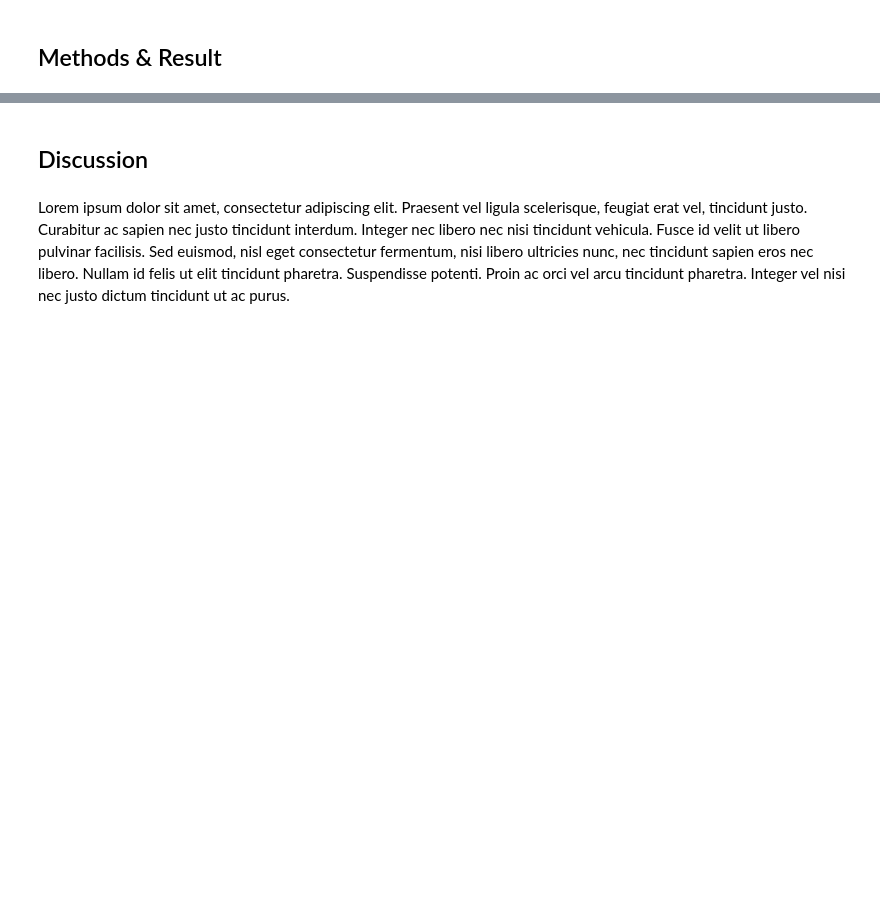
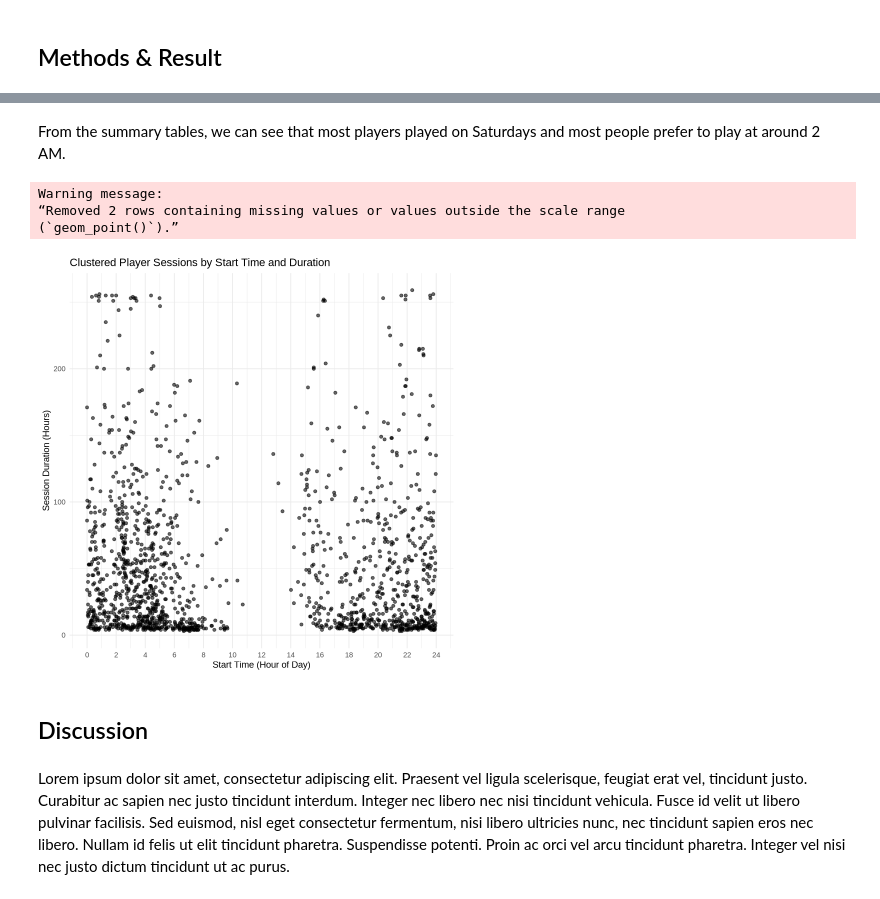
Before and after one commit to sotheasong/dsci100-project, a Jupyter notebook: project.ipynb, the cells around one changed output, grey strips where cells are left out. Cells and saved outputs as stored; diff of their text form; code cells hidden in the pictures; blank space fills up the shorter version.

```diff
--- a/project.ipynb
+++ b/project.ipynb
@@ -44,0 +38,10 @@ We calculate total playtime per player (in minutes) by summing all valid session
+# %%
+library(tidyverse)
+library(repr)
+library(tidymodels)
+library(GGally)
+library(ISLR)
+options(repr.matrix.max.rows = 6)
+
+sessions <- read.csv("data/sessions.csv") |> select(start_time, end_time)
+head(sessions)
@@ -44,0 +75,12 @@ We calculate total playtime per player (in minutes) by summing all valid session
+# %%
+sessions_clean <- sessions |>
+  mutate(
+    start_time = dmy_hm(start_time),  # Parse day/month/year hour:minute|
+    start_time_day_of_week = wday(start_time, label = TRUE, abbr = FALSE),  # e.g., "Monday"
+    start_time_hrs = hour(start_time) + minute(start_time)/60, # Convert to decimal hour
+    end_time = dmy_hm(end_time),  # Parse day/month/year hour:minute
+    end_time_day_of_week = wday(end_time, label = TRUE, abbr = FALSE),  # e.g., "Monday"
+    end_time_hrs = hour(end_time) + minute(end_time)/60, # Convert to decimal hour
+    session_duration_mins = as.numeric(difftime(end_time, start_time, units = "mins"))
+  )
+sessions_clean
@@ -45,3 +133,17 @@ We calculate total playtime per player (in minutes) by summing all valid session
+# %% [markdown]
+From the summary tables, we can see that most players played on Saturdays and most people prefer to play at around 2 AM.
+# %%
+ggplot(sessions_clean, aes(x = start_time_hrs, y = session_duration_mins)) +
+  geom_point(alpha = 0.6, size = 1.5) +
+  scale_x_continuous(name = "Start Time (Hour of Day)", breaks = seq(0, 24, 2)) +
+  scale_y_continuous(name = "Session Duration (Hours)") +
+  labs(title = "Clustered Player Sessions by Start Time and Duration") +
+  theme_minimal()
+# %% [output]
+Warning message:
+“Removed 2 rows containing missing values or values outside the scale range
+(`geom_point()`).”
+[figure, added]
 # %% [markdown]
 ## Discussion
 # %% [markdown]
```
Also changed, not shown: parts of 10 cells of this notebook.
